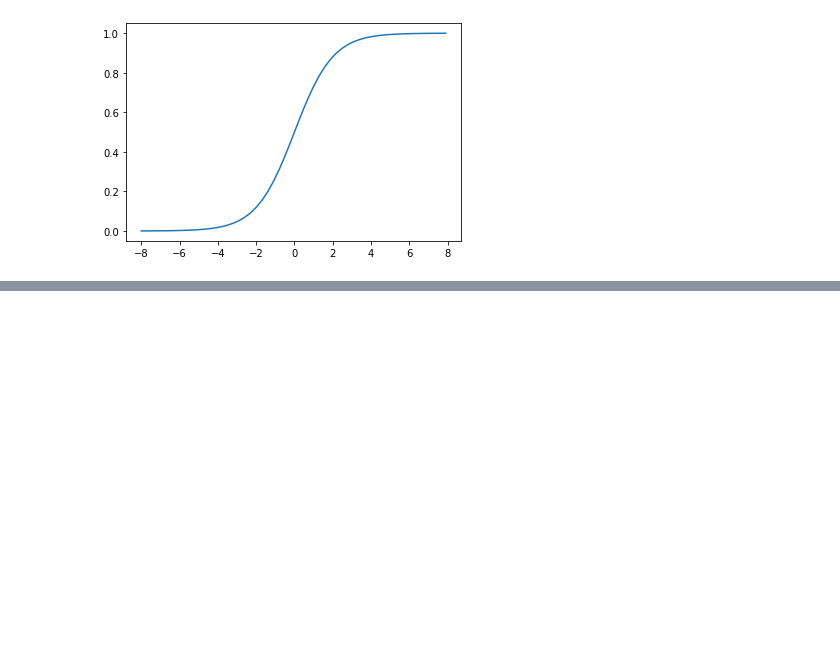
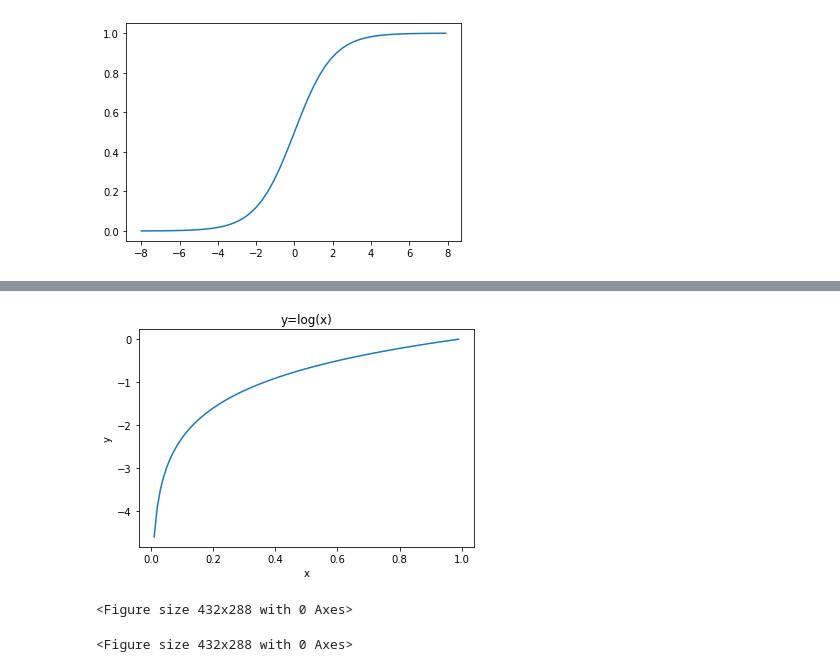
Before and after one commit to mutengchen/paddle_study, a Jupyter notebook: src/Mnist-网络模型-损失函数-优化算法.ipynb, the cells around one changed output, grey strips where cells are left out. Drawn from its saved outputs; the diff is of its cells as text; code cells hidden in the pictures; blank space fills up the shorter version.

```diff
--- a/src/Mnist-网络模型-损失函数-优化算法.ipynb
+++ b/src/Mnist-网络模型-损失函数-优化算法.ipynb
@@ -42,0 +228,17 @@ import paddle.nn.functional as F
+# %%
+#损失函数
+import matplotlib.pyplot as plt
+import numpy as np
+#arrang 生成步距范围，d,d1,步距为0.01
+x = np.arange(0.01,1,0.01)
+y = np.log(x)
+plt.title("y=log(x)")
+plt.xlabel("x")
+plt.ylabel("y")
+plt.plot(x,y)
+plt.show()
+plt.figure()
+# %% [output]
+[figure, added]
+<Figure size 432x288 with 0 Axes>
+<Figure size 432x288 with 0 Axes>
```
Also changed, not shown: parts of 12 cells of this notebook, 13 other files.
